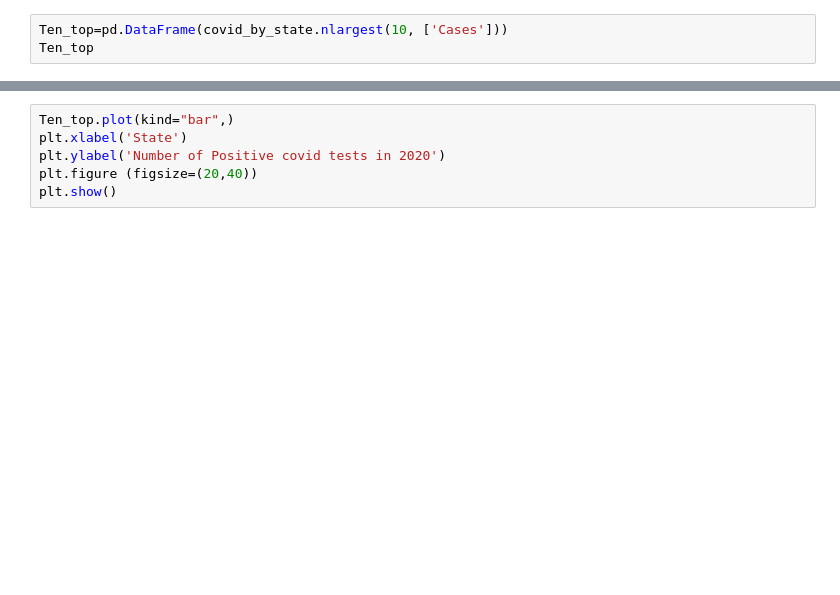
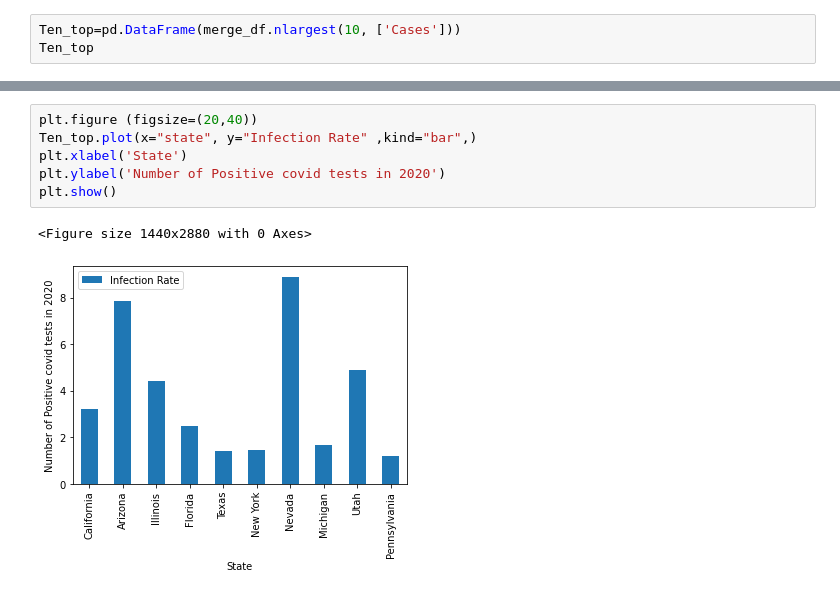
Before and after one commit to dakotajcollins/Car_Dealership, a Jupyter notebook: Maryam File/covidcasesVScarSale.ipynb, the cells around one changed output, grey strips where cells are left out. Saved outputs shown, nothing was run; the diff lists cells and outputs as text; blank space fills up the shorter version.

```diff
--- a/Maryam File/covidcasesVScarSale.ipynb
+++ b/Maryam File/covidcasesVScarSale.ipynb
@@ -86,3 +74,3 @@ plt.show()
 # %%
-Ten_top=pd.DataFrame(covid_by_state.nlargest(10, ['Cases']))
+Ten_top=pd.DataFrame(merge_df.nlargest(10, ['Cases']))
 Ten_top
@@ -89,6 +89,9 @@ Ten_top
 # %%
-Ten_top.plot(kind="bar",)
+plt.figure (figsize=(20,40))
+Ten_top.plot(x="state", y="Infection Rate" ,kind="bar",)
 plt.xlabel('State')
 plt.ylabel('Number of Positive covid tests in 2020')
-plt.figure (figsize=(20,40))
 plt.show()
+# %% [output]
+<Figure size 1440x2880 with 0 Axes>
+[figure, added]
```
Also changed, not shown: parts of 7 cells of this notebook, 1 other file.
